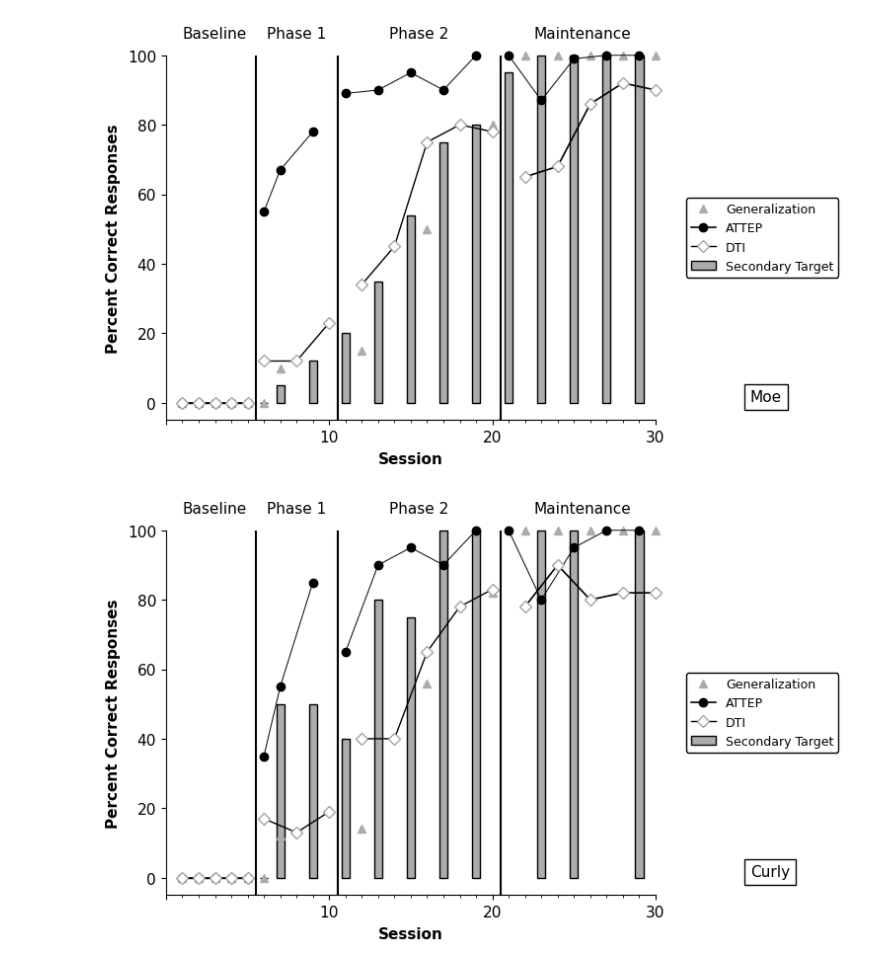
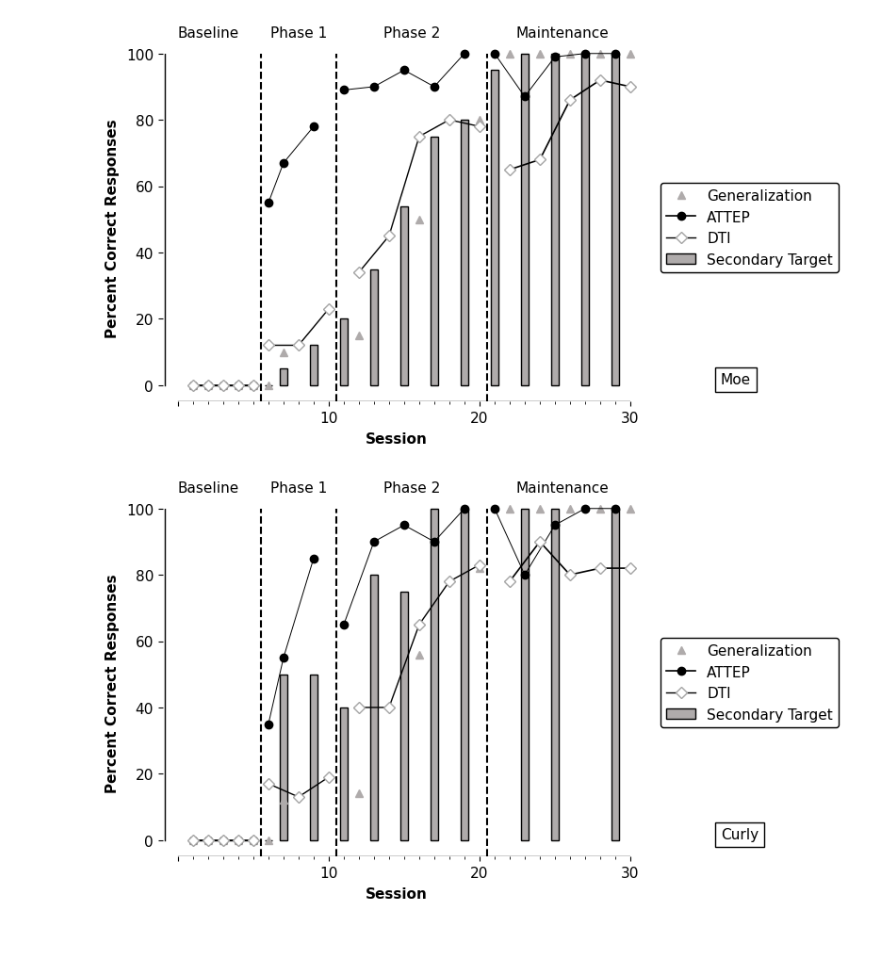
Before and after one commit to yay4john/APA-charts, a Jupyter notebook: multipleBaseline.ipynb, the cells around one changed output. Drawn from its saved outputs; the diff is of its cells as text; code cells hidden in the pictures; blank space fills up the shorter version.

```diff
--- a/multipleBaseline.ipynb
+++ b/multipleBaseline.ipynb
@@ -57,7 +57,10 @@ for name in df['Name'].unique():
         df_phasehead = globals()[f'df_{name}'][globals()[f'df_{name}']['Phases']==phase]
         min_session = df_phasehead['Session'].min()
         max_session = df_phasehead['Session'].max()
-        x_head = (max_session + min_session)/2.0
+        if min_session == 1:
+            x_head = (max_session - 1)/2.0
+        else:
+            x_head = (max_session + min_session)/2.0
         plt.text(x_head, 105, phase, fontsize=11, ha='center')
 
 
@@ -66,35 +69,45 @@ for name in df['Name'].unique():
     df_phasechange = df_phases.groupby(['Phases']).max()
     df_phasechange['change'] = df_phasechange['Session'] + 0.5
 
     # plot the phase changes
     for change in df_phasechange['change']:
         # don't plot the last one because it's not a change, it's just the end of the df
         if change != df_phases['Session'].max() + 0.5:
-            plt.axvline(x=change)
+            plt.axvline(x=change, linestyle='--')
 
     # label axes
     plt.xlabel('Session', fontsize=11)
     plt.ylabel('Percent Correct Responses', fontsize=11)
 
     # set axis details
     ax = plt.gca()
-    ax.set_xlim([0, df_phases['Session'].max()])
+    ax.set_xlim([-1, df_phases['Session'].max()])
     ax.set_ylim([-5, 100])
     ax.tick_params(axis='both', which='major', labelsize=11)
     ax.set_xticks(np.arange(0, df_phases['Session'].max() + 1, 10))
     ax.set_xticks(np.arange(0, df_phases['Session'].max() + 1, 1), minor=True)
     xticks = ax.xaxis.get_major_ticks()
     xticks[0].label1.set_visible(False)
 
+    # hide the real axes and draw some lines instead, this gives us the corner gap
+    ax.spines['left'].set_color('none')
+    ax.plot([-0.9, -0.9], [0, 100], color='black', lw=1)
+
+    ax.spines['bottom'].set_color('none')
+    ax.plot([0, 30], [-4.8, -4.8], color='black', lw=1)
+
     # add legend and name box
-    plt.legend(loc='center left', bbox_to_anchor=(1.05, 0.5), edgecolor='black', framealpha=1, fontsize=9)
+    plt.legend(loc='center left', bbox_to_anchor=(1.05, 0.5), edgecolor='black', framealpha=1, fontsize=11)
     plt.text(1.05, 0.15, name, fontsize=11, transform=plt.gcf().transFigure, bbox={'facecolor':'white'})
+
+    # Save the plot as an image
+    plt.savefig(name + '_chart.png', dpi=300, bbox_inches='tight')
 
     # display the plot, then wipe it so we can start again
     plt.show()
     plt.clf()
     plt.cla()
     plt.close()
 # %% [output]
-[figure, old version]
+[figure, new version]
-[figure, old version]
+[figure, new version]
```
Also changed, not shown: parts of 1 cell of this notebook, 19 other files.
